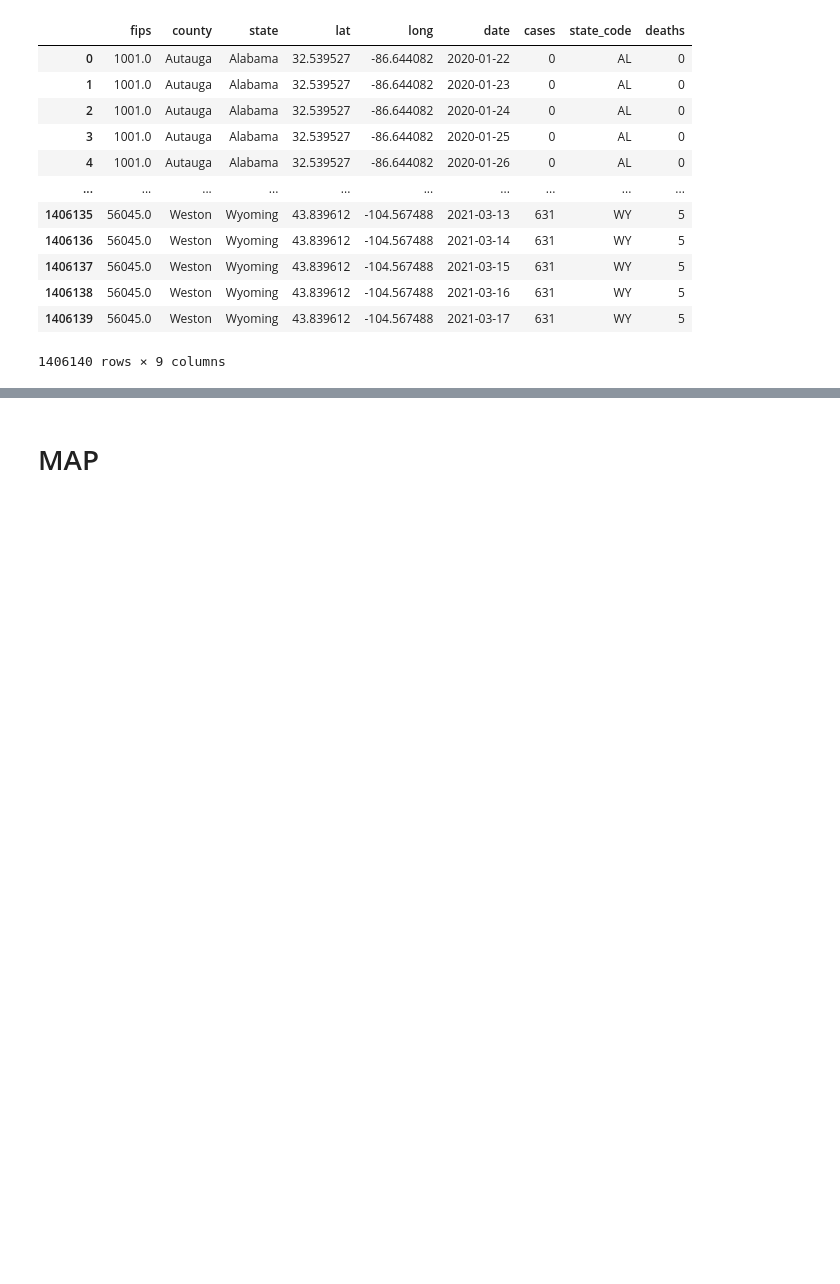
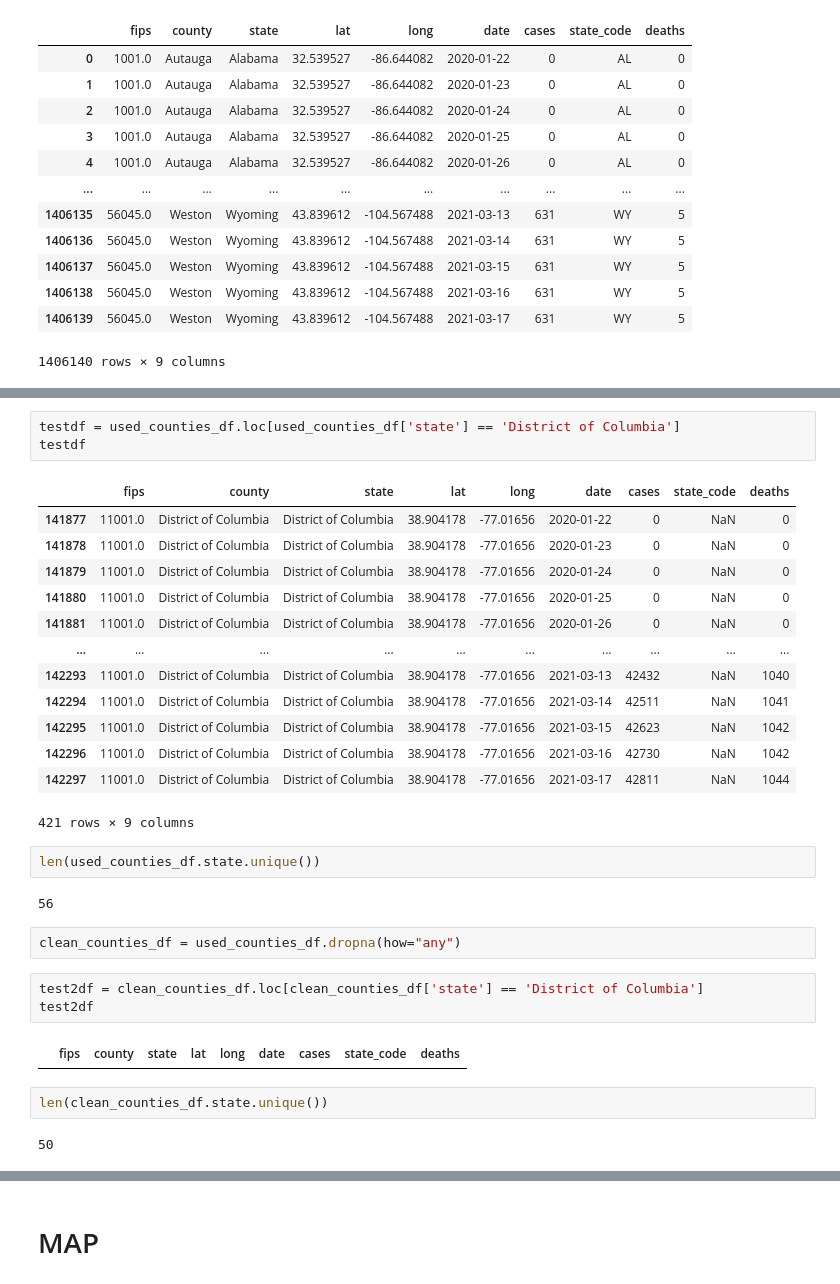
Before and after one commit to kitty-cat-catania/activity-, a Jupyter notebook: covidmap(darren).ipynb, the cells around one changed output, grey strips where cells are left out. Saved outputs shown, nothing was run; the diff lists cells and outputs as text; blank space fills up the shorter version.

```diff
--- a/covidmap(darren).ipynb
+++ b/covidmap(darren).ipynb
@@ -28,0 +65,32 @@ us_counties_df
+# %%
+testdf = used_counties_df.loc[used_counties_df['state'] == 'District of Columbia']
+testdf
+# %% [output]
+|  | fips | county | state | lat | long | date | cases | state_code | deaths |
+| 141877 | 11001.0 | District of Columbia | District of Columbia | 38.904178 | -77.01656 | 2020-01-22 | 0 | NaN | 0 |
+| 141878 | 11001.0 | District of Columbia | District of Columbia | 38.904178 | -77.01656 | 2020-01-23 | 0 | NaN | 0 |
+| 141879 | 11001.0 | District of Columbia | District of Columbia | 38.904178 | -77.01656 | 2020-01-24 | 0 | NaN | 0 |
+| 141880 | 11001.0 | District of Columbia | District of Columbia | 38.904178 | -77.01656 | 2020-01-25 | 0 | NaN | 0 |
+| 141881 | 11001.0 | District of Columbia | District of Columbia | 38.904178 | -77.01656 | 2020-01-26 | 0 | NaN | 0 |
+| ... | ... | ... | ... | ... | ... | ... | ... | ... | ... |
+| 142293 | 11001.0 | District of Columbia | District of Columbia | 38.904178 | -77.01656 | 2021-03-13 | 42432 | NaN | 1040 |
+| 142294 | 11001.0 | District of Columbia | District of Columbia | 38.904178 | -77.01656 | 2021-03-14 | 42511 | NaN | 1041 |
+| 142295 | 11001.0 | District of Columbia | District of Columbia | 38.904178 | -77.01656 | 2021-03-15 | 42623 | NaN | 1042 |
+| 142296 | 11001.0 | District of Columbia | District of Columbia | 38.904178 | -77.01656 | 2021-03-16 | 42730 | NaN | 1042 |
+| 142297 | 11001.0 | District of Columbia | District of Columbia | 38.904178 | -77.01656 | 2021-03-17 | 42811 | NaN | 1044 |
+421 rows × 9 columns
+# %%
+len(used_counties_df.state.unique())
+# %% [output]
+56
+# %%
+clean_counties_df = used_counties_df.dropna(how="any")
+# %%
+test2df = clean_counties_df.loc[clean_counties_df['state'] == 'District of Columbia']
+test2df
+# %% [output]
+|  | fips | county | state | lat | long | date | cases | state_code | deaths |
+# %%
+len(clean_counties_df.state.unique())
+# %% [output]
+50
```
Also changed, not shown: parts of 57 cells of this notebook.
